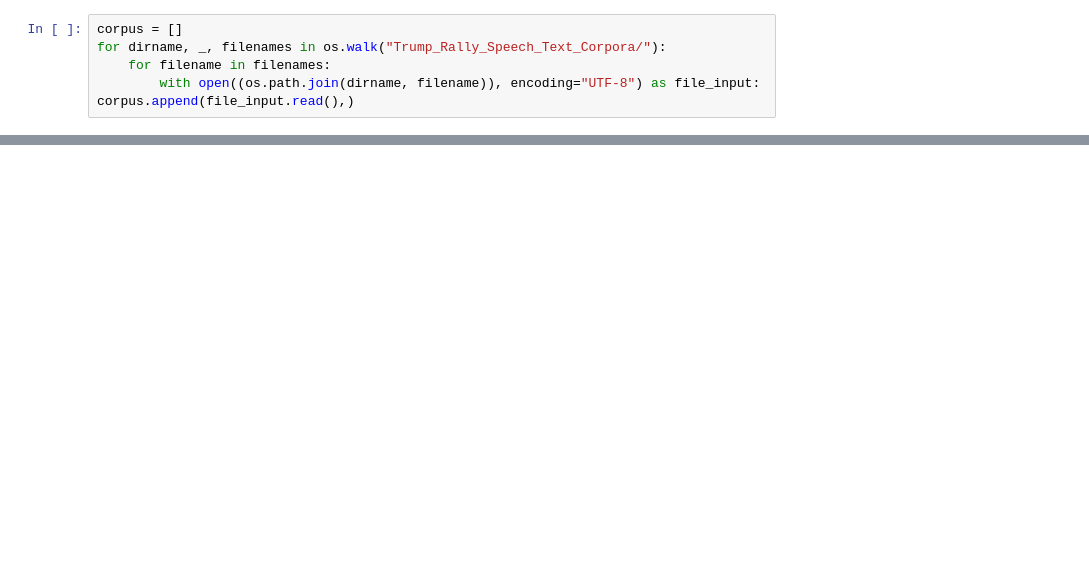
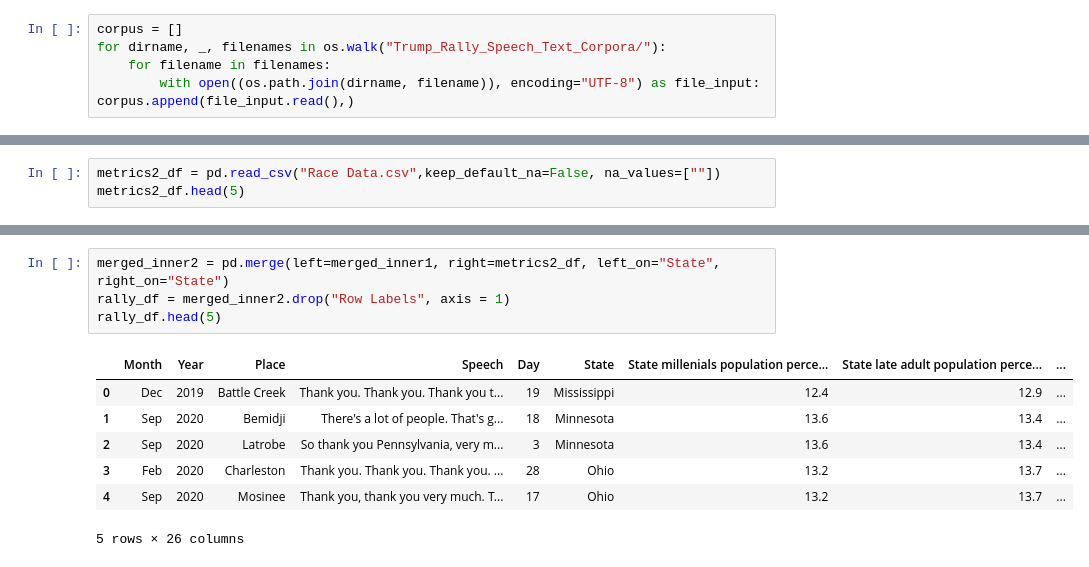
Before and after one commit to addiamir/Donald_Trump_Rally_Speech_NLP_Analysis, a Jupyter notebook: Trump_NLP.ipynb, the cells around one changed output, grey strips where cells are left out. Drawn from its saved outputs; the diff is of its cells as text; blank space fills up the shorter version.

```diff
--- a/Trump_NLP.ipynb
+++ b/Trump_NLP.ipynb
@@ -53,0 +101,3 @@ trump_df.head(5)
+# %%
+metrics2_df = pd.read_csv("Race Data.csv",keep_default_na=False, na_values=[""])
+metrics2_df.head(5)
@@ -53,0 +124,12 @@ trump_df.head(5)
+# %%
+merged_inner2 = pd.merge(left=merged_inner1, right=metrics2_df, left_on="State", right_on="State")
+rally_df = merged_inner2.drop("Row Labels", axis = 1)
+rally_df.head(5)
+# %% [output]
+|  | Month | Year | Place | Speech | Day | State | State millenials population perce... | State late adult population perce... | ... |
+| 0 | Dec | 2019 | Battle Creek | Thank you. Thank you. Thank you t... | 19 | Mississippi | 12.4 | 12.9 | ... |
+| 1 | Sep | 2020 | Bemidji | There's a lot of people. That's g... | 18 | Minnesota | 13.6 | 13.4 | ... |
+| 2 | Sep | 2020 | Latrobe | So thank you Pennsylvania, very m... | 3 | Minnesota | 13.6 | 13.4 | ... |
+| 3 | Feb | 2020 | Charleston | Thank you. Thank you. Thank you. ... | 28 | Ohio | 13.2 | 13.7 | ... |
+| 4 | Sep | 2020 | Mosinee | Thank you, thank you very much. T... | 17 | Ohio | 13.2 | 13.7 | ... |
+5 rows × 26 columns
```
Also changed, not shown: parts of 15 cells of this notebook, 3 other files.
